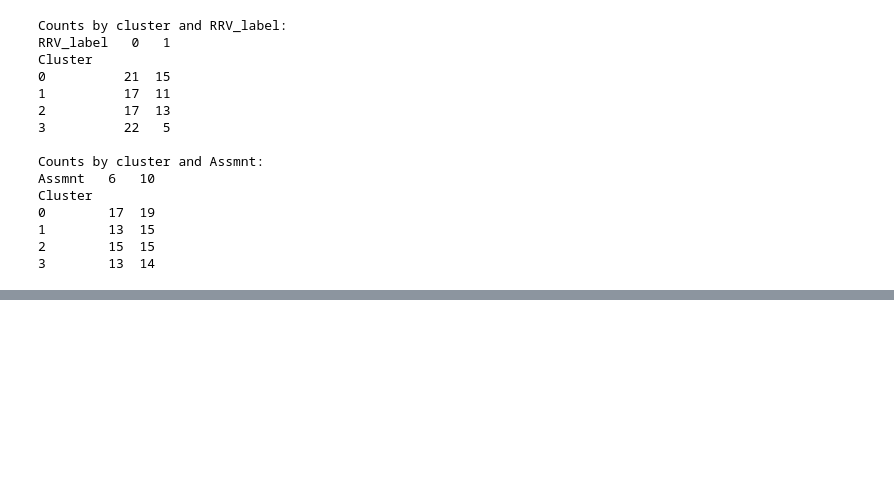
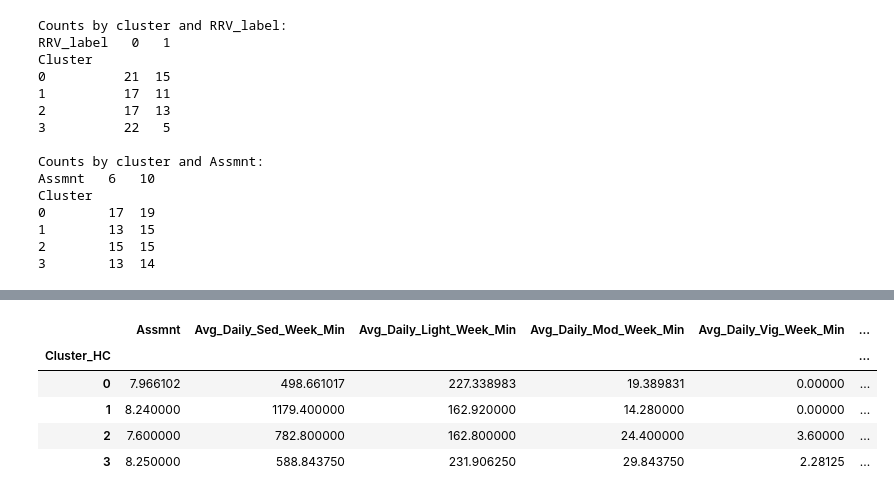
Before and after one commit to JainAnnanya/rrv-activity-modeling-ml, a Jupyter notebook: kmeans_clustering_and_SummaryStats.ipynb, the cells around one changed output, grey strips where cells are left out. Saved outputs shown, nothing was run; the diff lists cells and outputs as text; code cells hidden in the pictures; blank space fills up the shorter version.

```diff
--- a/kmeans_clustering_and_SummaryStats.ipynb
+++ b/kmeans_clustering_and_SummaryStats.ipynb
@@ -314,0 +360,9 @@ Cluster
+# %%
+dfc.groupby("Cluster_HC").mean()
+# %% [output]
+|  | Assmnt | Avg_Daily_Sed_Week_Min | Avg_Daily_Light_Week_Min | Avg_Daily_Mod_Week_Min | Avg_Daily_Vig_Week_Min | ... |
+| Cluster_HC |  |  |  |  |  | ... |
+| 0 | 7.966102 | 498.661017 | 227.338983 | 19.389831 | 0.00000 | ... |
+| 1 | 8.240000 | 1179.400000 | 162.920000 | 14.280000 | 0.00000 | ... |
+| 2 | 7.600000 | 782.800000 | 162.800000 | 24.400000 | 3.60000 | ... |
+| 3 | 8.250000 | 588.843750 | 231.906250 | 29.843750 | 2.28125 | ... |
```
Also changed, not shown: parts of 6 cells of this notebook.
